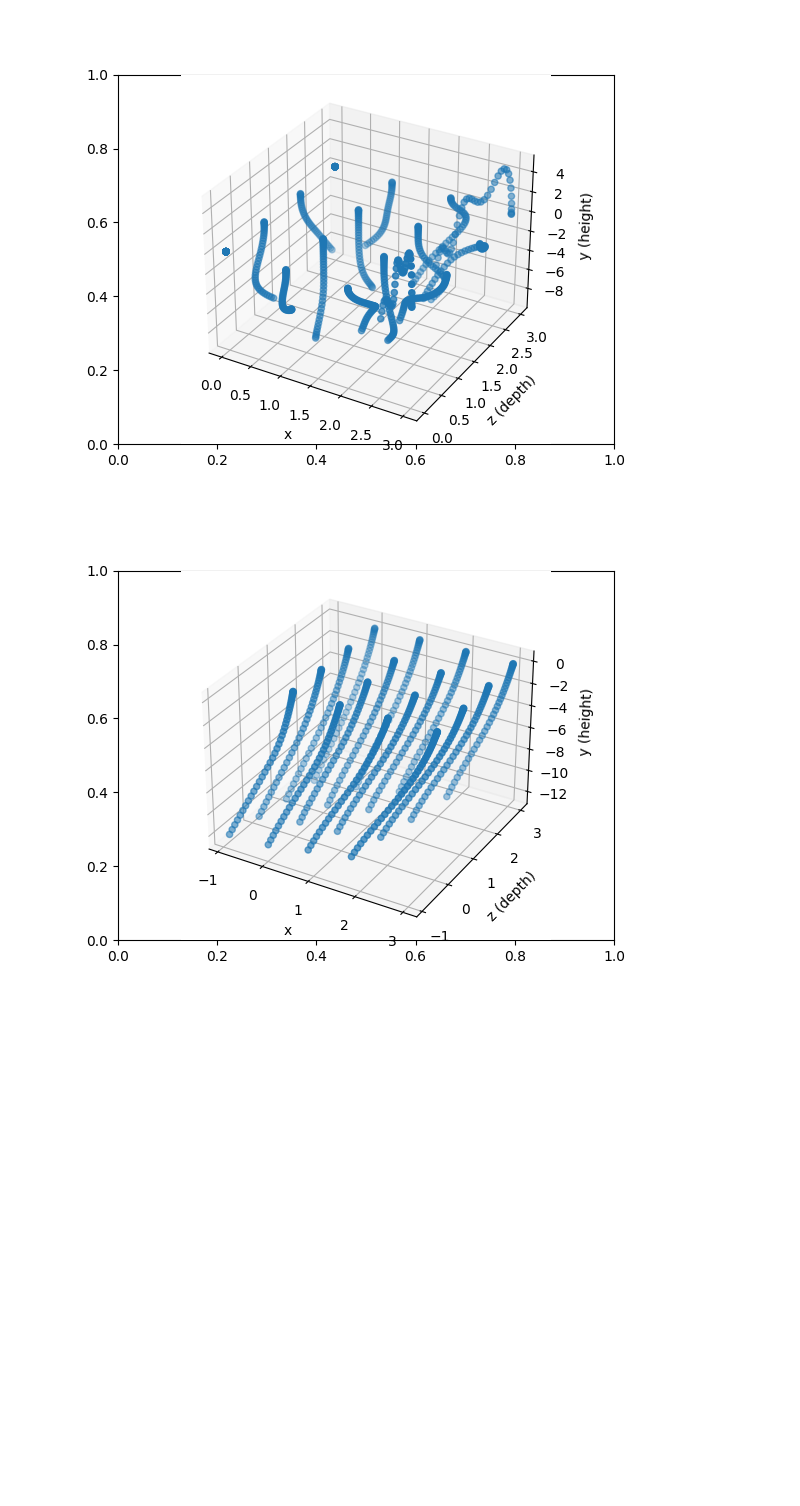
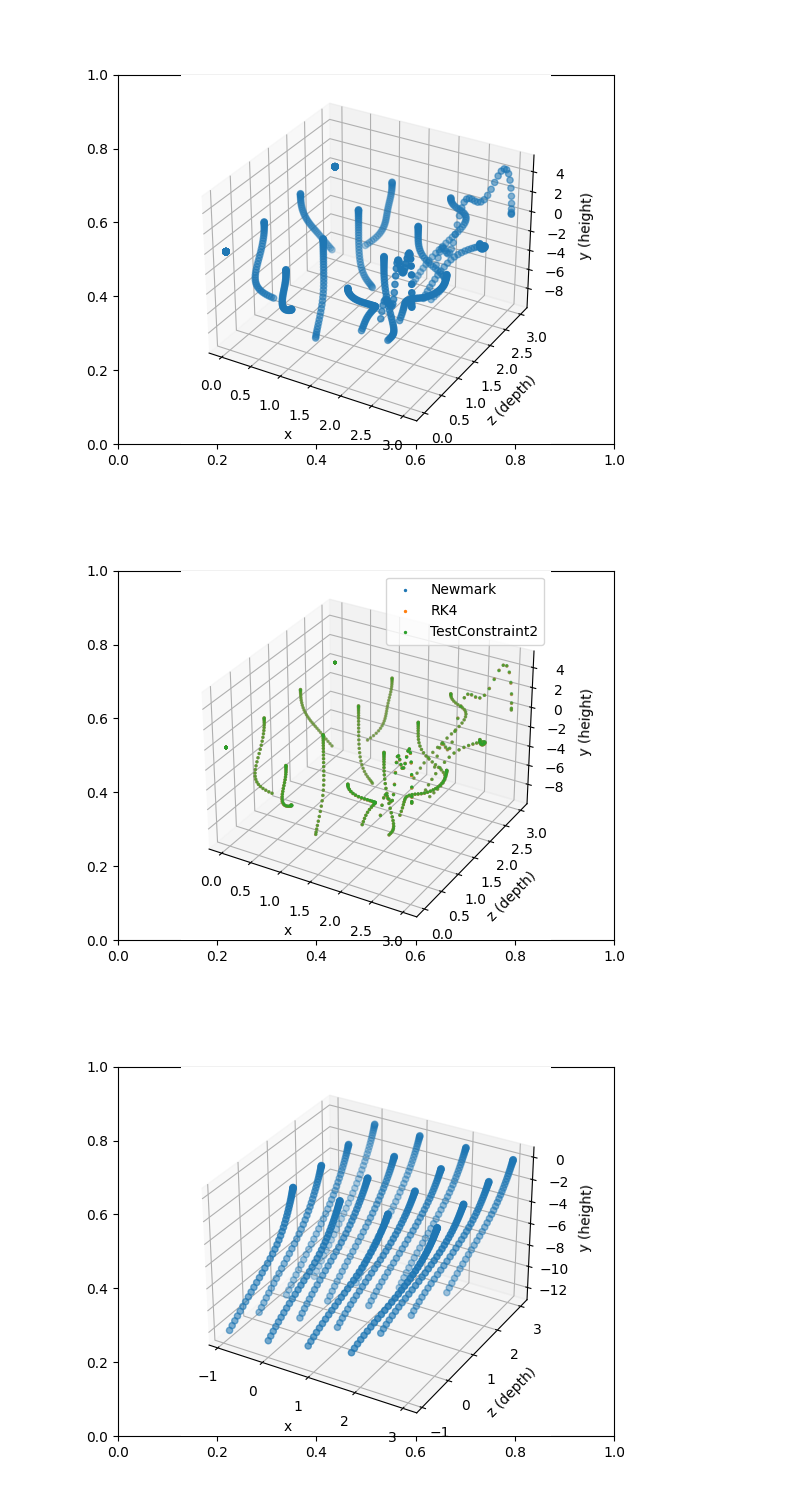
Before and after one commit to TomVdt/ClothSim, a Jupyter notebook: output/plotTestResults.ipynb, the cells around one changed output. Drawn from its saved outputs; the diff is of its cells as text; code cells hidden in the pictures; blank space fills up the shorter version.

Commit message:
integrator values are coherent with reference!

```diff
--- a/output/plotTestResults.ipynb
+++ b/output/plotTestResults.ipynb
@@ -178,4 +181,25 @@ ax.set_zlabel("y (height)")
 plt.show()
 # %% [output]
 [figure]
+# %%
+plt.close()
+data1 = np.loadtxt("contraintesValeursReferenceNewmark.txt", delimiter=" ", comments="#")
+data2 = np.loadtxt("contraintesValeursReferenceRK4.txt", delimiter=" ", comments="#")
+# Don't forget to change the integrator in the test!
+data3 = np.loadtxt("testConstraint2.txt", delimiter=",", comments="#")
+
+fig, ax = plt.subplots()
+ax = plt.axes(projection="3d")
+
+ax.scatter3D(data1[::7,0], data1[::7,1], data1[::7,2], s=2, label="Newmark")
+ax.scatter3D(data2[::7,0], data2[::7,1], data2[::7,2], s=2, label="RK4")
+ax.scatter3D(data3[::7,0], data3[::7,2], data3[::7,1], s=2, label="TestConstraint2")
+ax.set_xlabel("x")
+ax.set_ylabel("z (depth)")
+ax.set_zlabel("y (height)")
+ax.legend()
+
+plt.show()
+# %% [output]
+[figure, added]
 # %%
```
Also changed, not shown: parts of 5 cells of this notebook, 2 other files.
